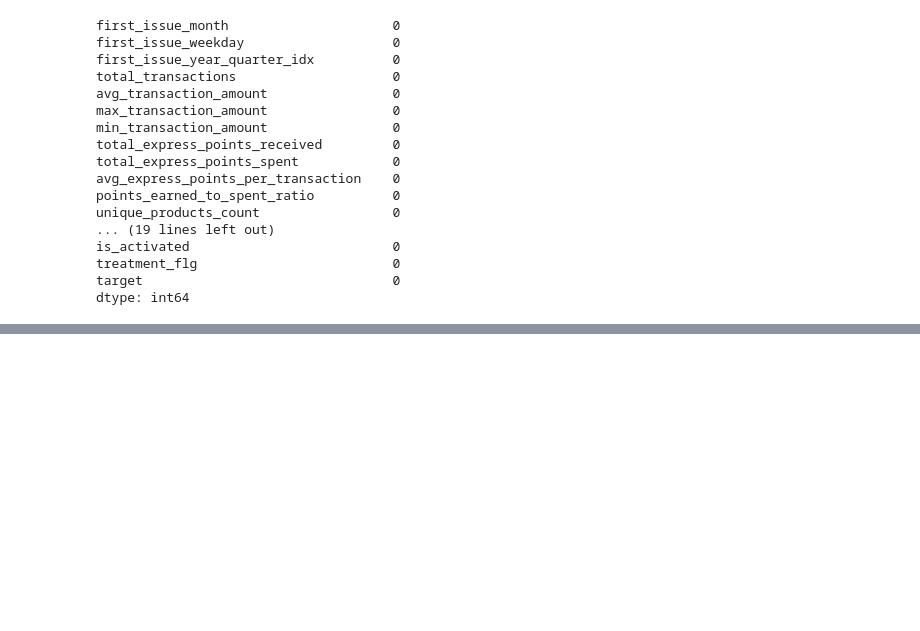
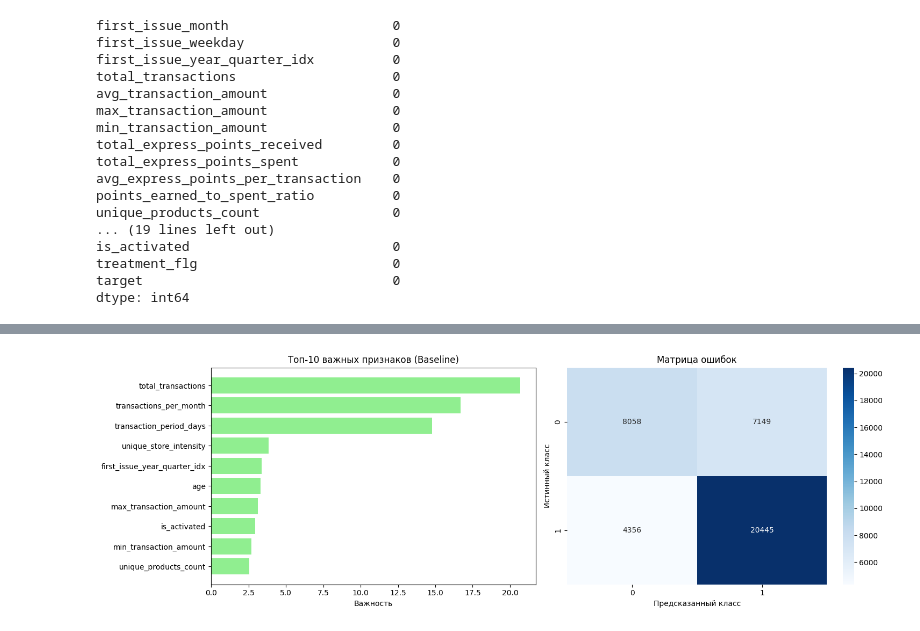
Before and after one commit to VShilovich/uplift-modeling-hse, a Jupyter notebook: basic_models/baseline.ipynb, the cells around one changed output, grey strips where cells are left out. Cells and saved outputs as stored; diff of their text form; code cells hidden in the pictures; blank space fills up the shorter version.

Commit message:
added baseline binary classification model without treatment

```diff
--- a/basic_models/baseline.ipynb
+++ b/basic_models/baseline.ipynb
@@ -127,0 +121,10 @@ pd.DataFrame({
+# %%
+# предикты и оценка модели
+y_pred_proba = baseline_model.predict_proba(X_test)[:, 1]
+y_pred = baseline_model.predict(X_test)
+
+# метрики
+auc_score = roc_auc_score(y_test, y_pred_proba)
+print(f"AUC Score: {auc_score:.4f}")
+print("\nClassification Report:")
+print(classification_report(y_test, y_pred))
@@ -127,0 +143,8 @@ pd.DataFrame({
+# %%
+# важность признаков в baseline модели
+feature_importance_df = pd.DataFrame({
+    'feature': features,
+    'importance': baseline_model.get_feature_importance()
+}).sort_values('importance', ascending=False)
+
+feature_importance_df.head(15)
@@ -127,0 +168,22 @@ pd.DataFrame({
+# %%
+# визуализация
+fig, axes = plt.subplots(1, 2, figsize=(15, 5))
+
+# важность признаков
+top_features = feature_importance_df.head(10)
+axes[0].barh(top_features['feature'], top_features['importance'], color='lightgreen')
+axes[0].set_title('Топ-10 важных признаков (Baseline)')
+axes[0].set_xlabel('Важность')
+axes[0].invert_yaxis()
+
+# матрица ошибок
+cm = confusion_matrix(y_test, y_pred)
+sns.heatmap(cm, annot=True, fmt='d', cmap='Blues', ax=axes[1])
+axes[1].set_title('Матрица ошибок')
+axes[1].set_xlabel('Предсказанный класс')
+axes[1].set_ylabel('Истинный класс')
+
+plt.tight_layout()
+plt.show()
+# %% [output]
+[figure, added]
```
Also changed, not shown: parts of 14 cells of this notebook.
